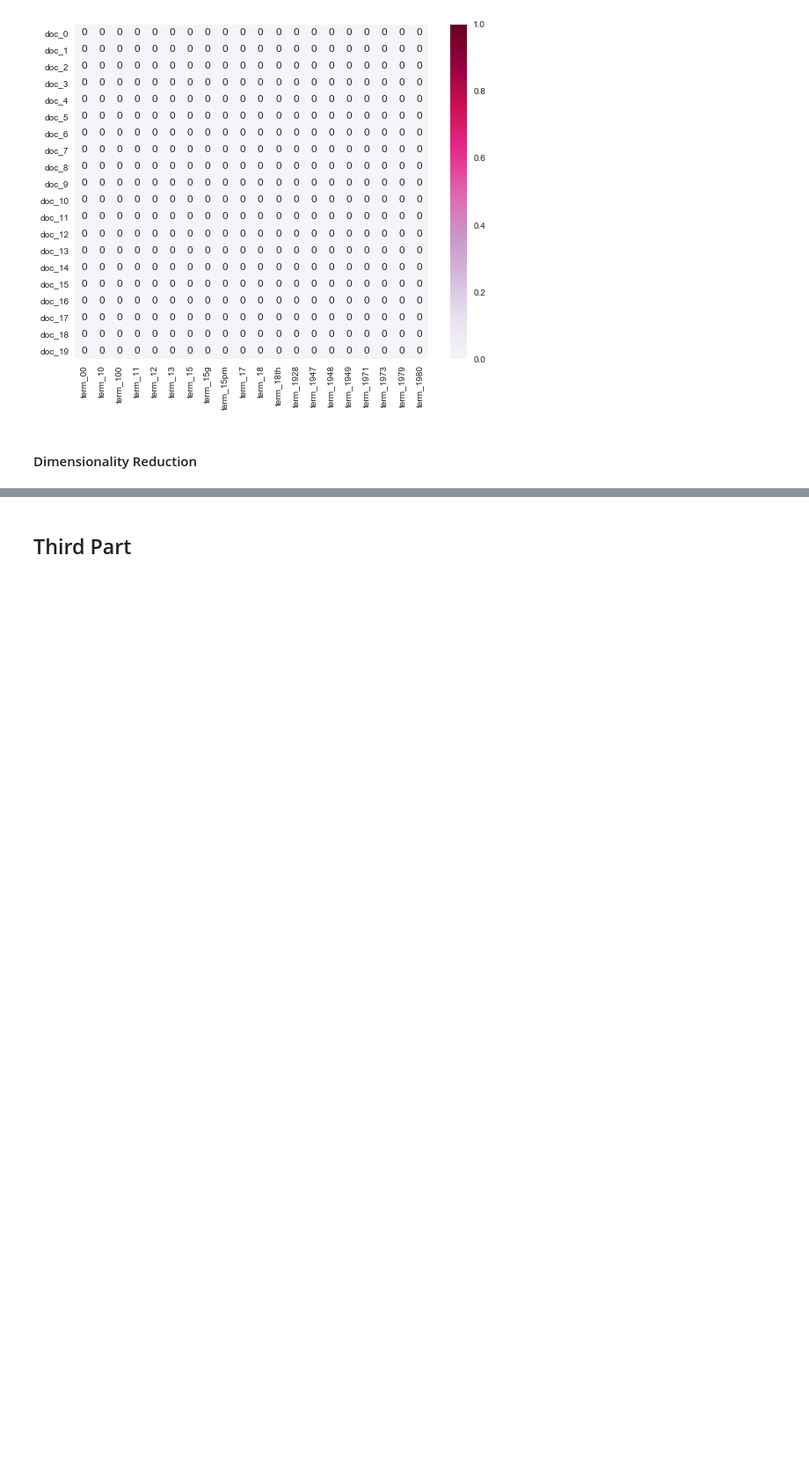
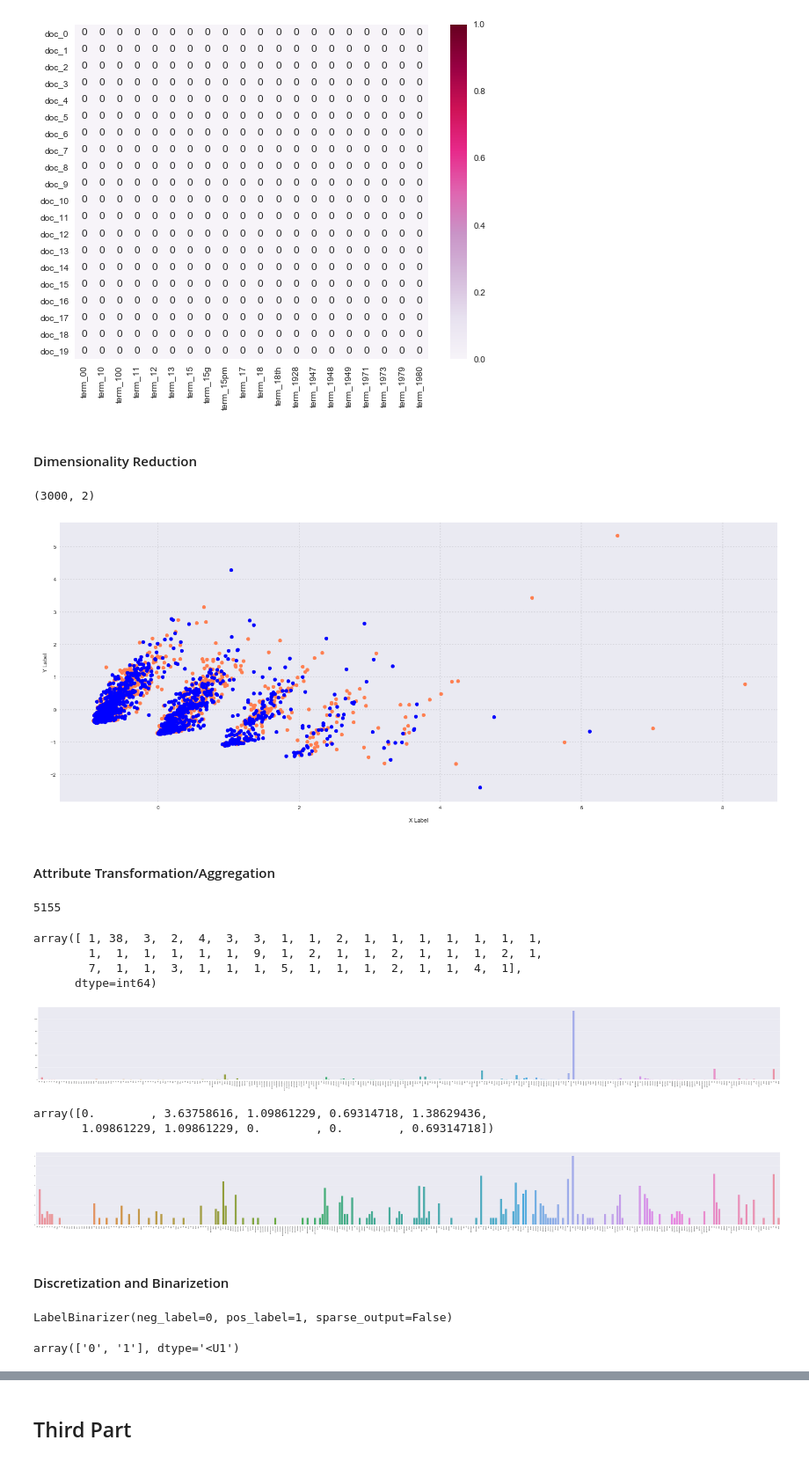
Before and after one commit to grace6029/DM19-Lab1-Homework1, a Jupyter notebook: DM19-Lab1-Homework1/DM19-Lab1-Homework.ipynb, the cells around one changed output, grey strips where cells are left out. Shown at 88% size. Saved outputs shown, nothing was run; the diff lists cells and outputs as text; code cells hidden in the pictures; blank space fills up the shorter version.

```diff
--- a/DM19-Lab1-Homework1/DM19-Lab1-Homework.ipynb
+++ b/DM19-Lab1-Homework1/DM19-Lab1-Homework.ipynb
@@ -838,0 +839,28 @@ w
+# %%
+X_reduced = PCA(n_components = 2).fit_transform(X_counts.toarray())
+# %%
+X_reduced.shape
+# %% [output]
+(3000, 2)
+# %%
+col = ['coral', 'blue', 'black', 'm']
+
+# plot
+fig = plt.figure(figsize = (25,10))
+ax = fig.subplots()
+
+for c, category in zip(col, categories):
+    xs = X_reduced[X['label'] == category].T[0]
+    ys = X_reduced[X['label'] == category].T[1]
+
+    ax.scatter(xs, ys, c = c, marker='o')
+
+ax.grid(color='gray', linestyle=':', linewidth=2, alpha=0.2)
+ax.set_xlabel('\nX Label')
+ax.set_ylabel('\nY Label')
+
+plt.show()
+# %% [output]
+[figure, added]
+# %% [markdown]
+#### Attribute Transformation/Aggregation
@@ -838,0 +876,18 @@ w
+# %%
+len(term_frequencies)
+# %% [output]
+5155
+# %%
+term_frequencies[:50]
+# %% [output]
+array([ 1, 38,  3,  2,  4,  3,  3,  1,  1,  2,  1,  1,  1,  1,  1,  1,  1,
+        1,  1,  1,  1,  1,  1,  9,  1,  2,  1,  1,  2,  1,  1,  1,  2,  1,
+        7,  1,  1,  3,  1,  1,  1,  5,  1,  1,  1,  2,  1,  1,  4,  1],
+      dtype=int64)
+# %%
+plt.subplots(figsize=(100, 10))
+g = sns.barplot(x=count_vect.get_feature_names()[:300],
+            y=term_frequencies[:300])
+g.set_xticklabels(count_vect.get_feature_names()[:300], rotation = 90);
+# %% [output]
+[figure, added]
@@ -838,0 +898,14 @@ w
+# %%
+term_frequencies_log[:10]
+# %% [output]
+array([0.        , 3.63758616, 1.09861229, 0.69314718, 1.38629436,
+       1.09861229, 1.09861229, 0.        , 0.        , 0.69314718])
+# %%
+plt.subplots(figsize=(100, 10))
+g = sns.barplot(x=count_vect.get_feature_names()[:300],
+                y=term_frequencies_log[:300])
+g.set_xticklabels(count_vect.get_feature_names()[:300], rotation = 90);
+# %% [output]
+[figure, added]
+# %% [markdown]
+#### Discretization and Binarizetion
@@ -838,0 +916,8 @@ w
+# %%
+mlb.fit(X.label)
+# %% [output]
+LabelBinarizer(neg_label=0, pos_label=1, sparse_output=False)
+# %%
+mlb.classes_
+# %% [output]
+array(['0', '1'], dtype='<U1')
```
Also changed, not shown: parts of 15 cells of this notebook.
